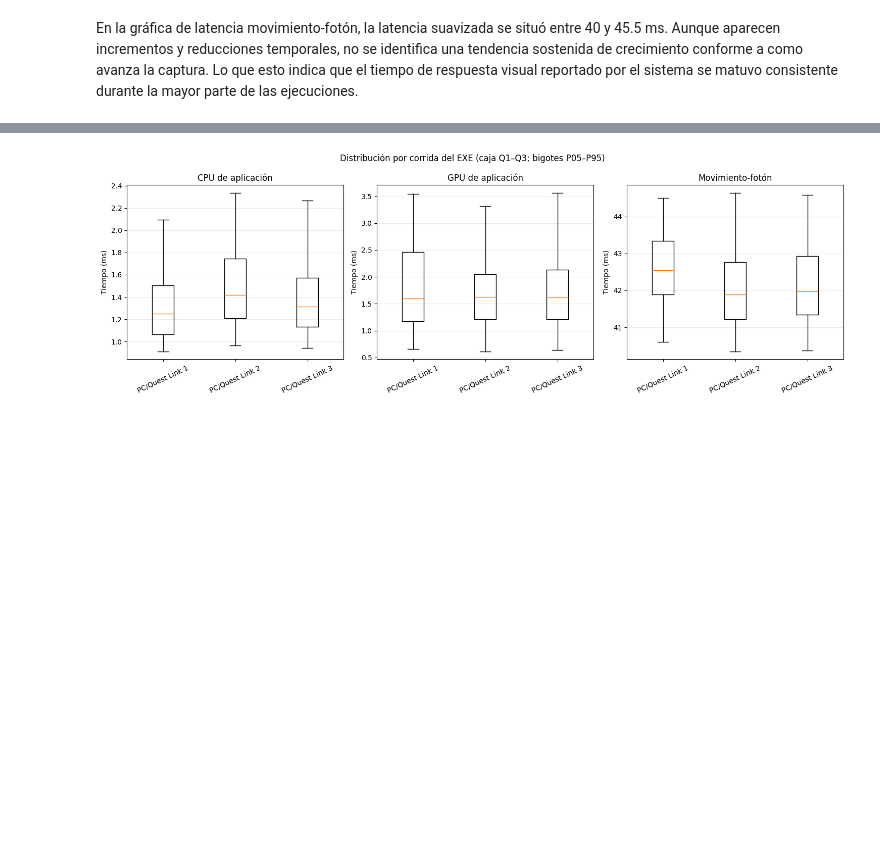
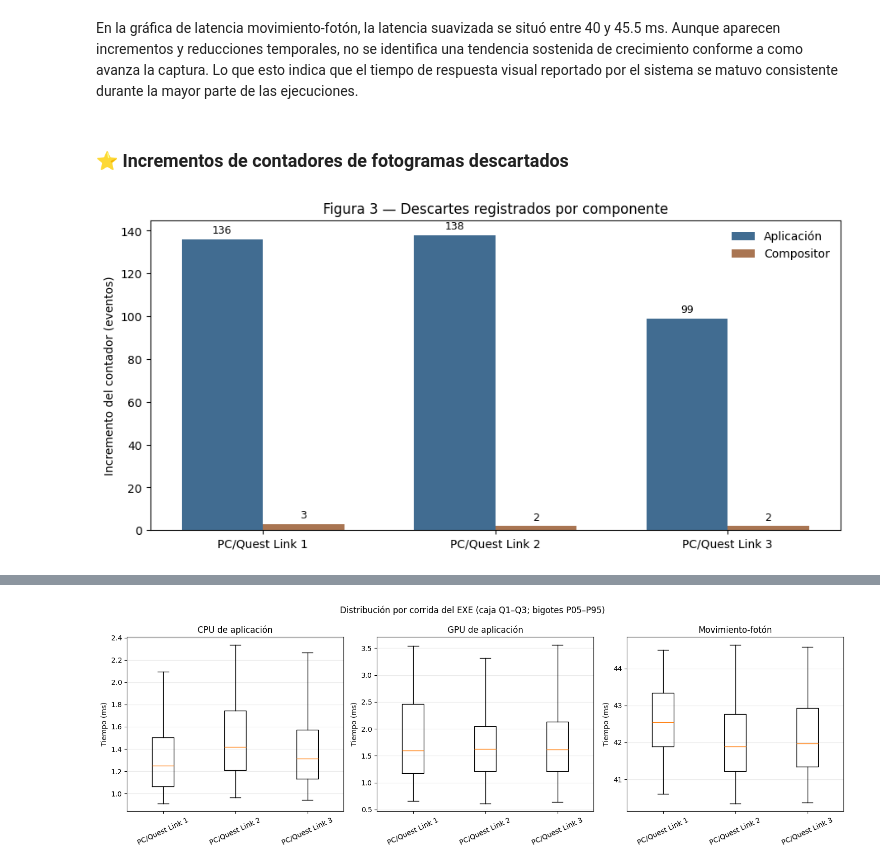
Before and after one commit to angelargd8/PG-analisis-resultados, a Jupyter notebook: rendimiento/rendimiento.ipynb, the cells around one changed output, grey strips where cells are left out. Saved outputs shown, nothing was run; the diff lists cells and outputs as text; code cells hidden in the pictures; blank space fills up the shorter version.

Commit message:
feat: add discarded frames

```diff
--- a/rendimiento/rendimiento.ipynb
+++ b/rendimiento/rendimiento.ipynb
@@ -725,3 +727,25 @@ plt.show()
 [figure]
 # %% [markdown]
 En la gráfica de latencia movimiento-fotón, la latencia suavizada se situó entre 40 y 45.5 ms. Aunque aparecen incrementos y reducciones temporales, no se identifica una tendencia sostenida de crecimiento conforme a como avanza la captura. Lo que esto indica que el tiempo de respuesta visual reportado por el sistema se matuvo consistente durante la mayor parte de las ejecuciones.
+# %% [markdown]
+### ⭐ Incrementos de contadores de fotogramas descartados
+# %%
+pc = profiler_summary.rename(columns={
+    "corrida": "Corrida",
+    "app_incremento_descartados": "Descartes app (incremento)",
+    "compositor_incremento_descartados": "Descartes compositor (incremento)",
+})
+fig, ax = plt.subplots(figsize=(9, 4.3), constrained_layout=True)
+x = np.arange(len(pc)); ancho = 0.35
+b1 = ax.bar(x-ancho/2, pc["Descartes app (incremento)"], ancho,
+            label="Aplicación", color="#416C91")
+b2 = ax.bar(x+ancho/2, pc["Descartes compositor (incremento)"], ancho,
+            label="Compositor", color="#A97552")
+ax.bar_label(b1, padding=3, fontsize=9); ax.bar_label(b2, padding=3, fontsize=9)
+ax.set_xticks(x, pc["Corrida"])
+ax.set(ylabel="Incremento del contador (eventos)",
+       title="Figura 3 — Descartes registrados por componente")
+ax.legend(frameon=False)
+plt.show()
+# %% [output]
+[figure, added]
```
Also changed, not shown: parts of 6 cells of this notebook, 2 other files.
